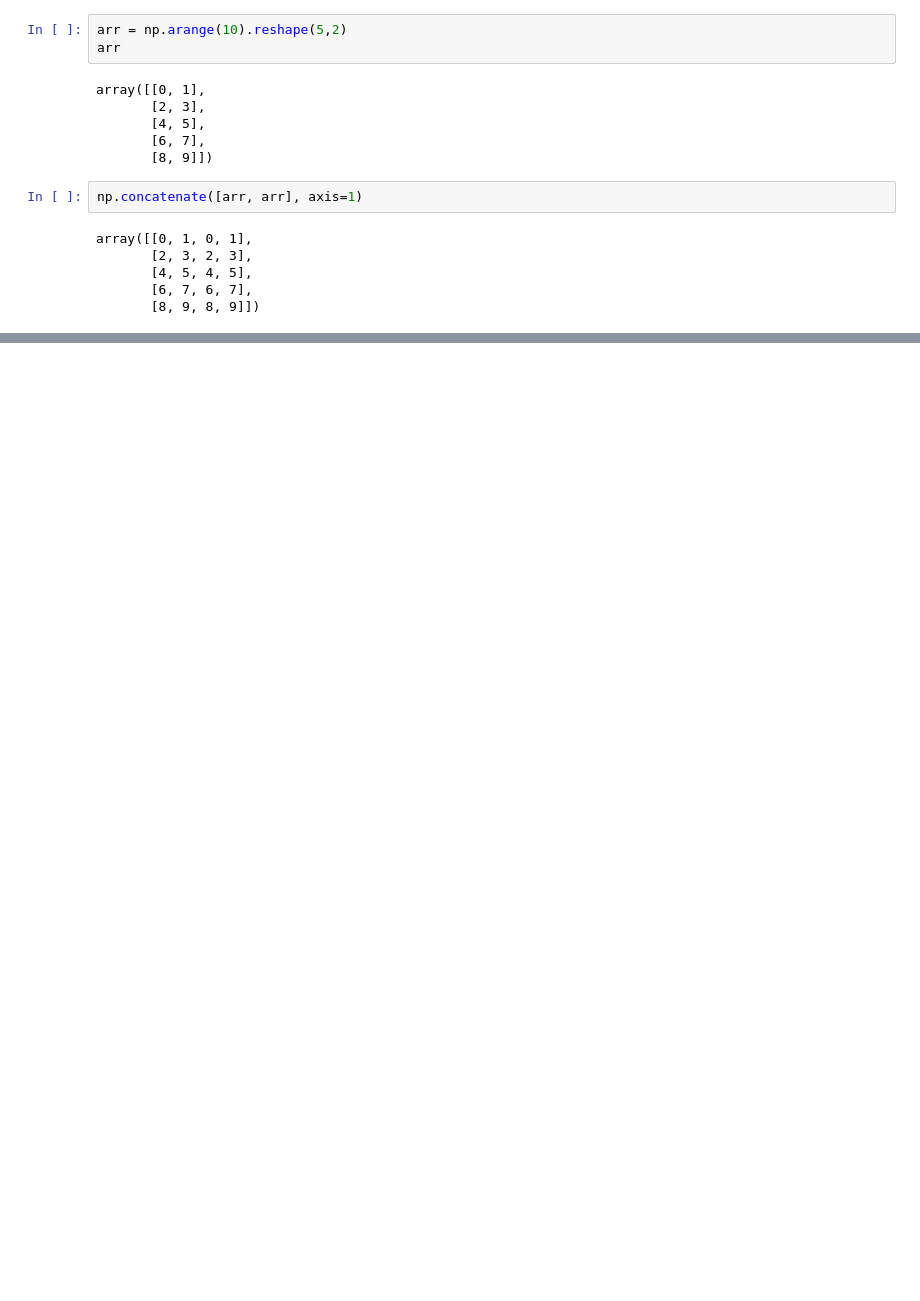
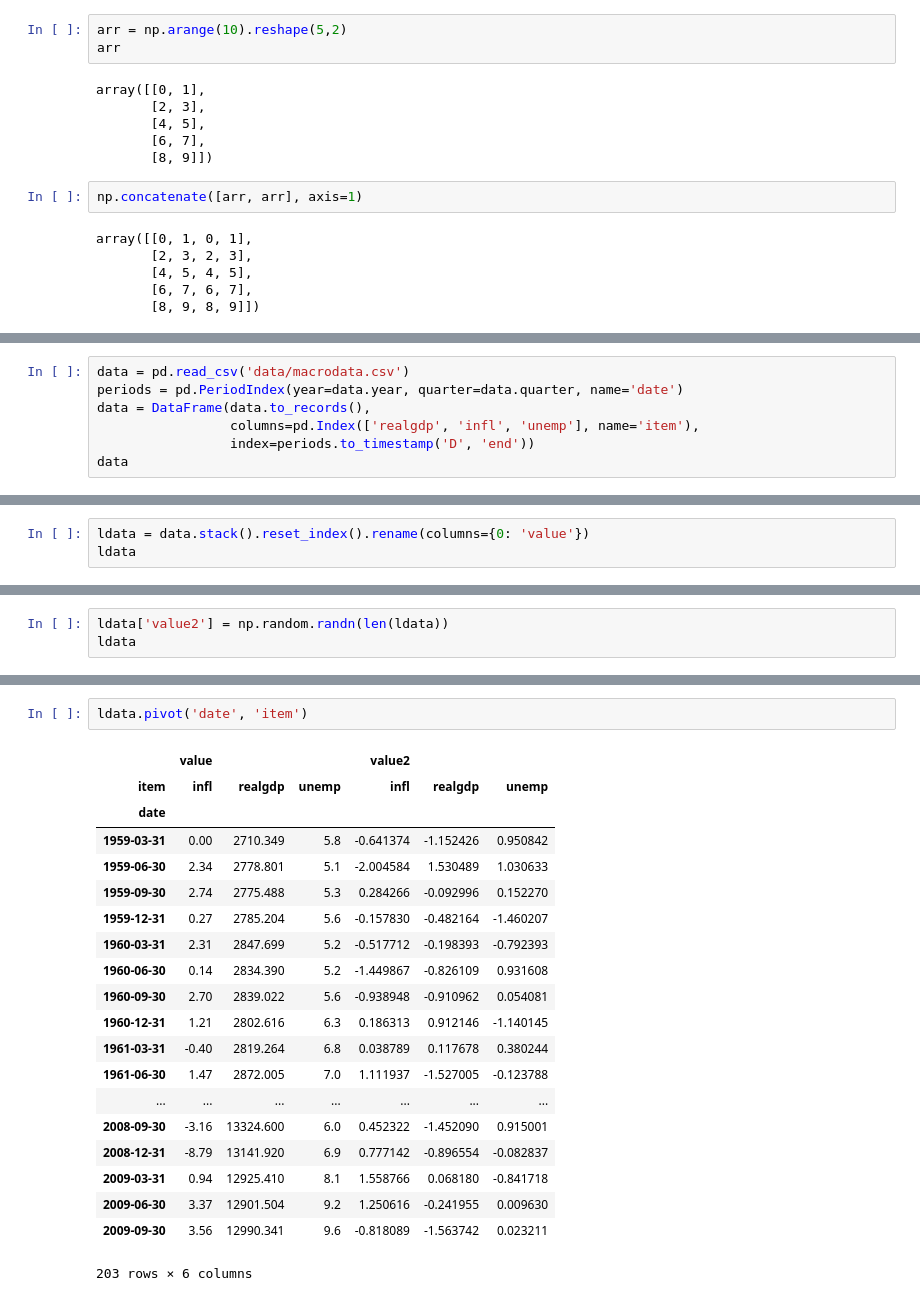
Before and after one commit to khanh96le/python_data_build, a Jupyter notebook: chapter7/chapter7_data_wrangling.ipynb, the cells around one changed output, grey strips where cells are left out. Cells and saved outputs as stored; diff of their text form; blank space fills up the shorter version.

```diff
--- a/chapter7/chapter7_data_wrangling.ipynb
+++ b/chapter7/chapter7_data_wrangling.ipynb
@@ -428,0 +930,7 @@ array([[0, 1, 0, 1],
+# %%
+data = pd.read_csv('data/macrodata.csv')
+periods = pd.PeriodIndex(year=data.year, quarter=data.quarter, name='date')
+data = DataFrame(data.to_records(),
+                 columns=pd.Index(['realgdp', 'infl', 'unemp'], name='item'),
+                 index=periods.to_timestamp('D', 'end'))
+data
@@ -428,0 +957,3 @@ array([[0, 1, 0, 1],
+# %%
+ldata = data.stack().reset_index().rename(columns={0: 'value'})
+ldata
@@ -428,0 +1025,3 @@ array([[0, 1, 0, 1],
+# %%
+ldata['value2'] = np.random.randn(len(ldata))
+ldata
@@ -428,0 +1047,23 @@ array([[0, 1, 0, 1],
+# %%
+ldata.pivot('date', 'item')
+# %% [output]
+|  | value |  |  | value2 |  |  |
+| item | infl | realgdp | unemp | infl | realgdp | unemp |
+| date |  |  |  |  |  |  |
+| 1959-03-31 | 0.00 | 2710.349 | 5.8 | -0.641374 | -1.152426 | 0.950842 |
+| 1959-06-30 | 2.34 | 2778.801 | 5.1 | -2.004584 | 1.530489 | 1.030633 |
+| 1959-09-30 | 2.74 | 2775.488 | 5.3 | 0.284266 | -0.092996 | 0.152270 |
+| 1959-12-31 | 0.27 | 2785.204 | 5.6 | -0.157830 | -0.482164 | -1.460207 |
+| 1960-03-31 | 2.31 | 2847.699 | 5.2 | -0.517712 | -0.198393 | -0.792393 |
+| 1960-06-30 | 0.14 | 2834.390 | 5.2 | -1.449867 | -0.826109 | 0.931608 |
+| 1960-09-30 | 2.70 | 2839.022 | 5.6 | -0.938948 | -0.910962 | 0.054081 |
+| 1960-12-31 | 1.21 | 2802.616 | 6.3 | 0.186313 | 0.912146 | -1.140145 |
+| 1961-03-31 | -0.40 | 2819.264 | 6.8 | 0.038789 | 0.117678 | 0.380244 |
+| 1961-06-30 | 1.47 | 2872.005 | 7.0 | 1.111937 | -1.527005 | -0.123788 |
+| ... | ... | ... | ... | ... | ... | ... |
+| 2008-09-30 | -3.16 | 13324.600 | 6.0 | 0.452322 | -1.452090 | 0.915001 |
+| 2008-12-31 | -8.79 | 13141.920 | 6.9 | 0.777142 | -0.896554 | -0.082837 |
+| 2009-03-31 | 0.94 | 12925.410 | 8.1 | 1.558766 | 0.068180 | -0.841718 |
+| 2009-06-30 | 3.37 | 12901.504 | 9.2 | 1.250616 | -0.241955 | 0.009630 |
+| 2009-09-30 | 3.56 | 12990.341 | 9.6 | -0.818089 | -1.563742 | 0.023211 |
+203 rows × 6 columns
```
Also changed, not shown: parts of 241 cells of this notebook, 4 other files.
